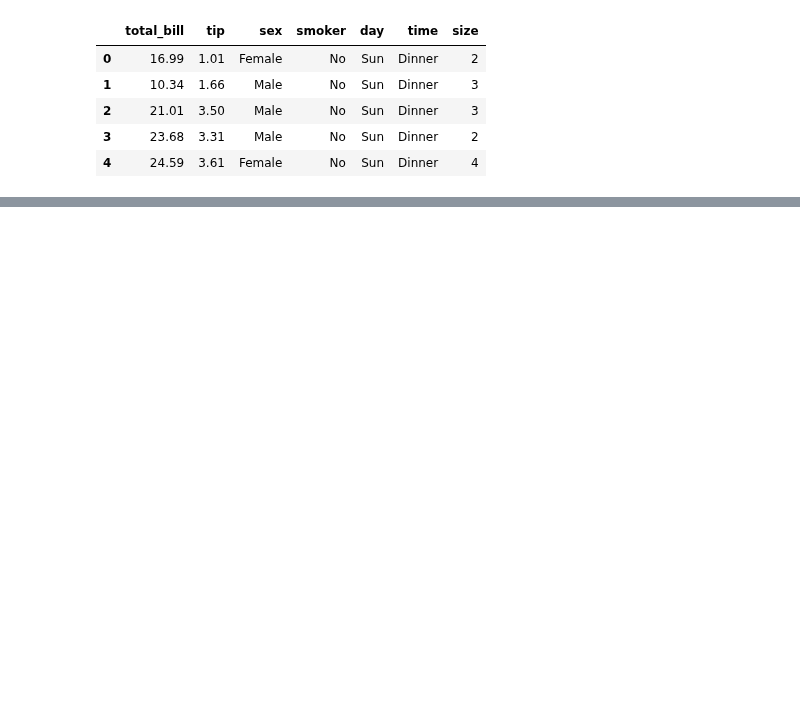
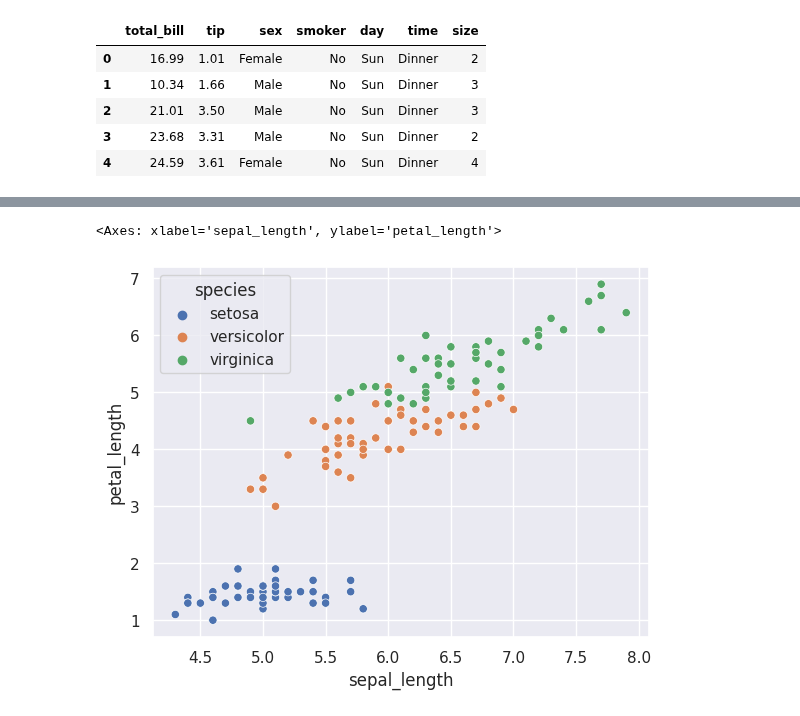
Before and after one commit to SoorajSundar1505/MachineLearning, a Jupyter notebook: Seaborn.ipynb, the cells around one changed output, grey strips where cells are left out. Drawn from its saved outputs; the diff is of its cells as text; code cells hidden in the pictures; blank space fills up the shorter version.

```diff
--- a/Seaborn.ipynb
+++ b/Seaborn.ipynb
@@ -25,0 +30,5 @@ sb.relplot(data=tips, x='total_bill', y='tip', col='time', hue='smoker', style='
+# %%
+#load the iris dataset
+
+iris = sb.load_dataset('iris')
+iris.head()
@@ -25,0 +42,7 @@ sb.relplot(data=tips, x='total_bill', y='tip', col='time', hue='smoker', style='
+# %%
+#Scatterplot
+
+sb.scatterplot( data=iris,x='sepal_length', y='petal_length', hue='species')
+# %% [output]
+<Axes: xlabel='sepal_length', ylabel='petal_length'>
+[figure, added]
```
Also changed, not shown: parts of 3 cells of this notebook.
